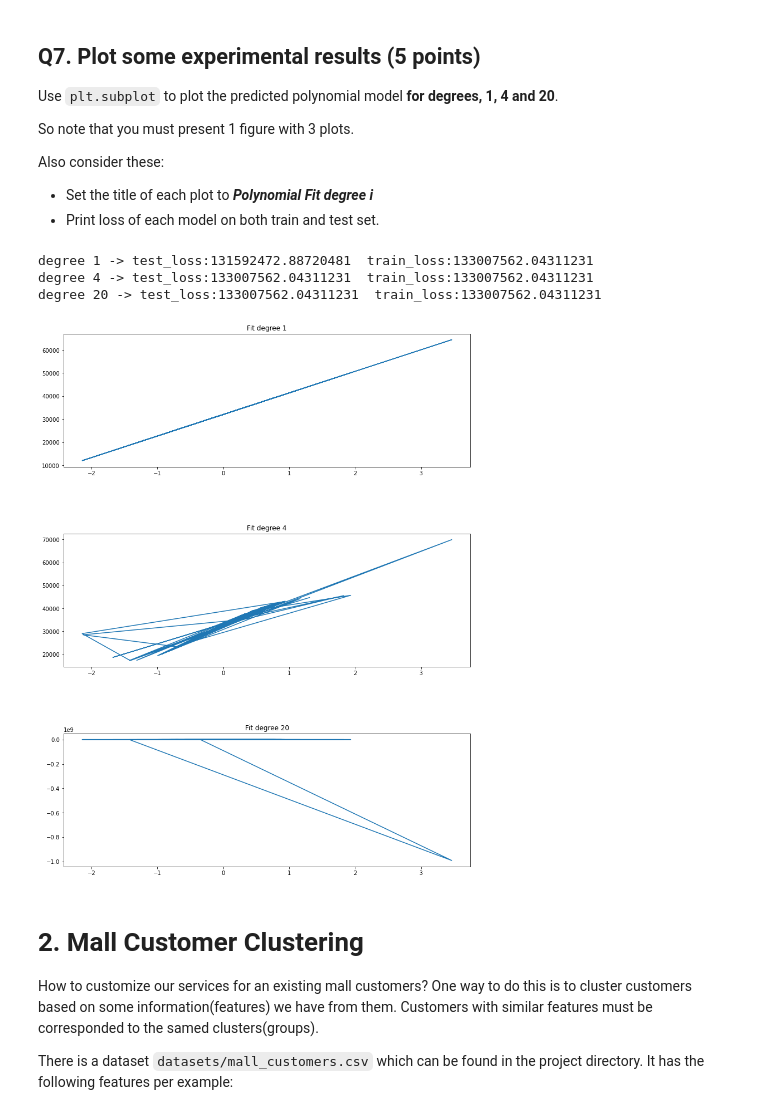
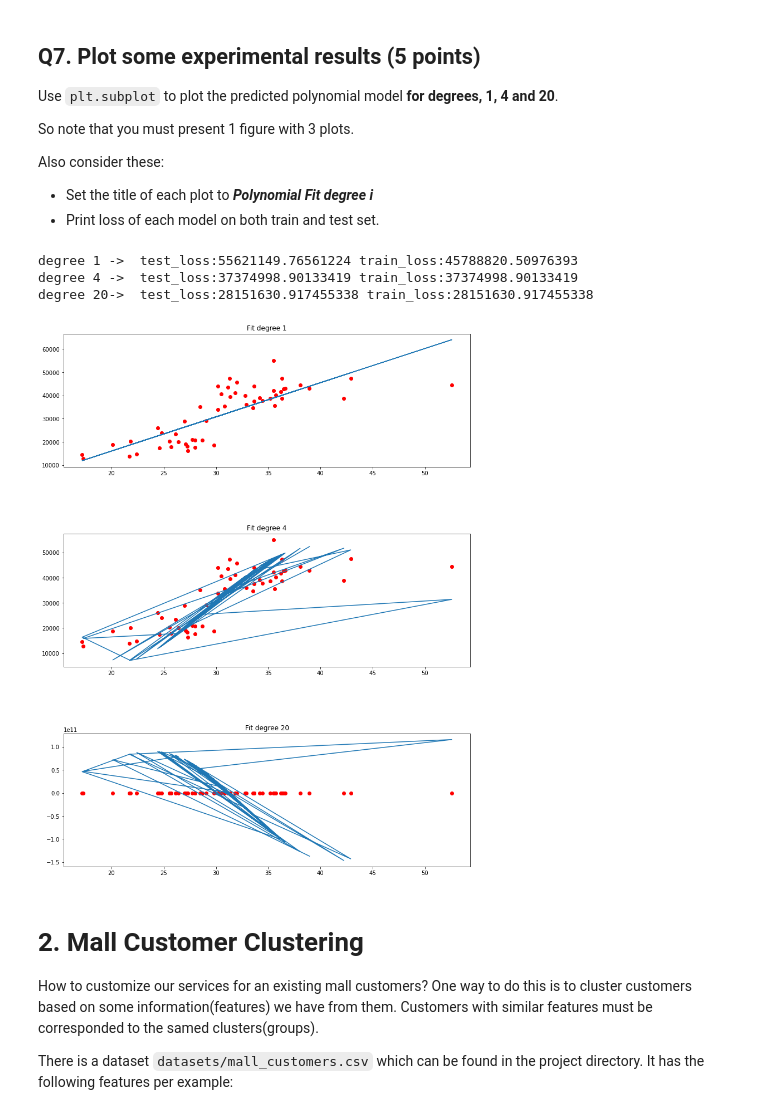
Before and after one commit to AAdvari/machine-learning, a Jupyter notebook: BasicMachineLearningAlgorithms.ipynb, the cells around one changed output. Saved outputs shown, nothing was run; the diff lists cells and outputs as text; code cells hidden in the pictures.

```diff
--- a/BasicMachineLearningAlgorithms.ipynb
+++ b/BasicMachineLearningAlgorithms.ipynb
@@ -178,6 +179,11 @@ After completing the functions above, use them to report the final coefficient a
 slr = SimpleLinearRegression()
 ############# Your code here ############
 X = X.reshape(-1,1)
+target = target.reshape(-1,1)
 normalized_X = slr.normalize(X,normalization='Standardization')
-coef, intercept = slr.train(normalized_X, target)
+normalized_target = slr.normalize(target,normalization='Standardization')
+X_train, y_train, X_test, y_test = slr.prepare_dataset(normalized_X, normalized_target)
+coeff, intercept = slr.train(X_train, y_train)
+print(coef)
+print(intercept)
 #########################################
@@ -188,9 +197,6 @@ coef, intercept = slr.train(normalized_X, target)
 - Plot the predicted line using the coefficient and intercept calculated in the previous question. (`plt.plot`)
 # %%
 ############# Your code here ############
-X_train, y_train, X_test, y_test = slr.prepare_dataset(normalized_X, target)
-
-coeff, intercept = slr.train(X_train, y_train)
 mapper = lambda x: coeff[0]*x+intercept
 mapper_vect = np.vectorize(mapper)
 test_predict = mapper_vect(X_test)
@@ -333,7 +339,7 @@ class PolynomialRegression():
 
         return loss
 
-    def normalize(X, normalization='Standardization'):
+    def normalize(self, X, normalization='Standardization'):
         # TODO: Implement this function that takes X : numpy.ndarray
         # as the input feature array and normalize it
         # You can use sklearn.preprocessing normalizations functions too.
@@ -389,17 +395,19 @@ best_degree = 1
 least_loss = float('inf')
 test_losses = []
 train_losses = []
-
-for degree in range(20):
+X_train, y_train, X_test, y_test = slr.prepare_dataset(X, target)
+for degree in range(1,21):
     pr = PolynomialRegression(degree=degree)
     ############# Your code here ############
 
     ## Train by training set
     train_poly = pr.generate_polynomial_features(X_train, degree)
+    train_poly = pr.normalize(train_poly,normalization='MinMaxScaling')
     reg = pr.train(train_poly, y_train)
 
     ## Generate predictions on testing set
     test_poly = pr.generate_polynomial_features(X_test, degree)
+    test_poly = pr.normalize(test_poly, normalization='MinMaxScaling')
     test_pred = reg.predict(test_poly)
     train_pred = reg.predict(train_poly)
 
@@ -437,41 +445,50 @@ fig.tight_layout(pad=1)
 
 pr = PolynomialRegression(degree=1)
 train_poly = pr.generate_polynomial_features(X_train,1)
+train_poly = pr.normalize(train_poly,normalization='Standardization')
 reg = pr.train(train_poly, y_train)
 test_poly = pr.generate_polynomial_features(X_test, 1)
+test_poly = pr.normalize(test_poly,normalization='Standardization')
 test_pred = reg.predict(test_poly)
 axs[0].plot(X_test, test_pred)
+axs[0].scatter(X_test, y_test, color='r')
 axs[0].set_title('Fit degree 1')
 
 pr = PolynomialRegression(degree=4)
 train_poly = pr.generate_polynomial_features(X_train,4)
+train_poly = pr.normalize(train_poly,normalization='Standardization')
 reg = pr.train(train_poly, y_train)
 test_poly = pr.generate_polynomial_features(X_test, 4)
+test_poly = pr.normalize(test_poly, normalization='Standardization')
 test_pred = reg.predict(test_poly)
 axs[1].plot(X_test, test_pred)
+axs[1].scatter(X_test, y_test, color='r')
 axs[1].set_title('Fit degree 4')
 
 
 pr = PolynomialRegression(degree=20)
 train_poly = pr.generate_polynomial_features(X_train,20)
+train_poly = pr.normalize(train_poly,normalization='Standardization')
 reg = pr.train(train_poly, y_train)
 test_poly = pr.generate_polynomial_features(X_test, 20)
+test_poly = pr.normalize(test_poly, normalization='Standardization')
 test_pred = reg.predict(test_poly)
 axs[2].plot(X_test, test_pred)
+axs[2].scatter(X_test, y_test, color='r')
 axs[2].set_title('Fit degree 20')
 
 fig.set_size_inches(11.5,15.5, forward=True)
 
-print("degree 1 -> test_loss:"+ str(test_losses[0]) + "   train_loss:" + str(train_losses[0]))
-print("degree 4 -> test_loss:"+str(train_losses[0]) + "  train_loss:" + str(train_losses[0]))
-print("degree 20 -> test_loss:"+ str(train_losses[0]) + "  train_loss:" + str(train_losses[0]))
+print("degree 1 ->  test_loss:"+ str(test_losses[0]) + " train_loss:" + str(train_losses[0]))
+print("degree 4 ->  test_loss:"+ str(train_losses[3]) + " train_loss:" + str(train_losses[3]))
+print("degree 20->  test_loss:"+ str(train_losses[19]) + " train_loss:" + str(train_losses[19]))
 
 #########################################
 # %% [output]
-degree 1 -> test_loss:131592472.88720481  train_loss:133007562.04311231
-degree 4 -> test_loss:133007562.04311231  train_loss:133007562.04311231
-degree 20 -> test_loss:133007562.04311231  train_loss:133007562.04311231
+degree 1 ->  test_loss:55621149.76561224 train_loss:45788820.50976393
+degree 4 ->  test_loss:37374998.90133419 train_loss:37374998.90133419
+degree 20->  test_loss:28151630.917455338 train_loss:28151630.917455338
-[figure, old version]
+[figure, new version]
 # %% [markdown]
 # 2. Mall Customer Clustering
 
```
Also changed, not shown: parts of 4 cells of this notebook.
